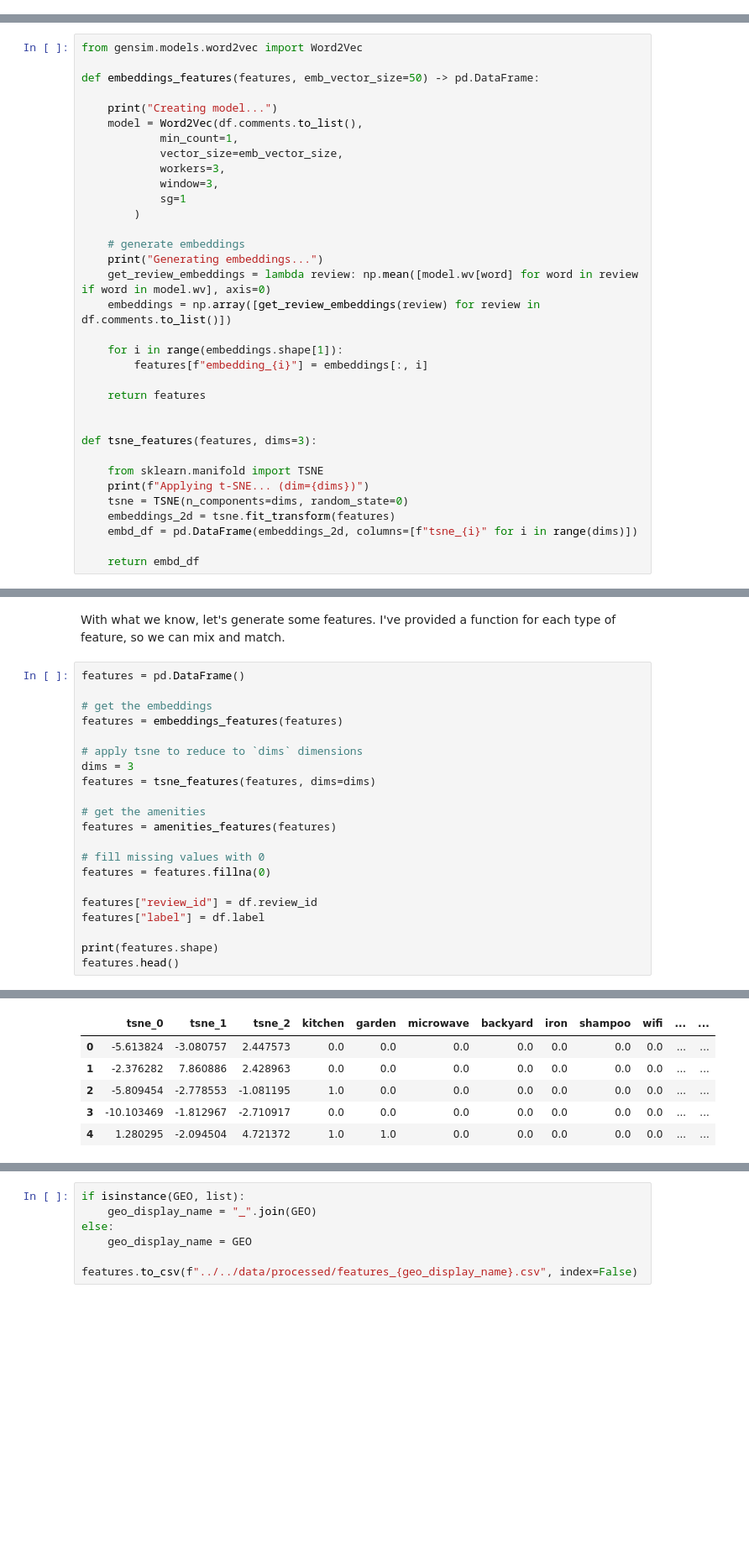
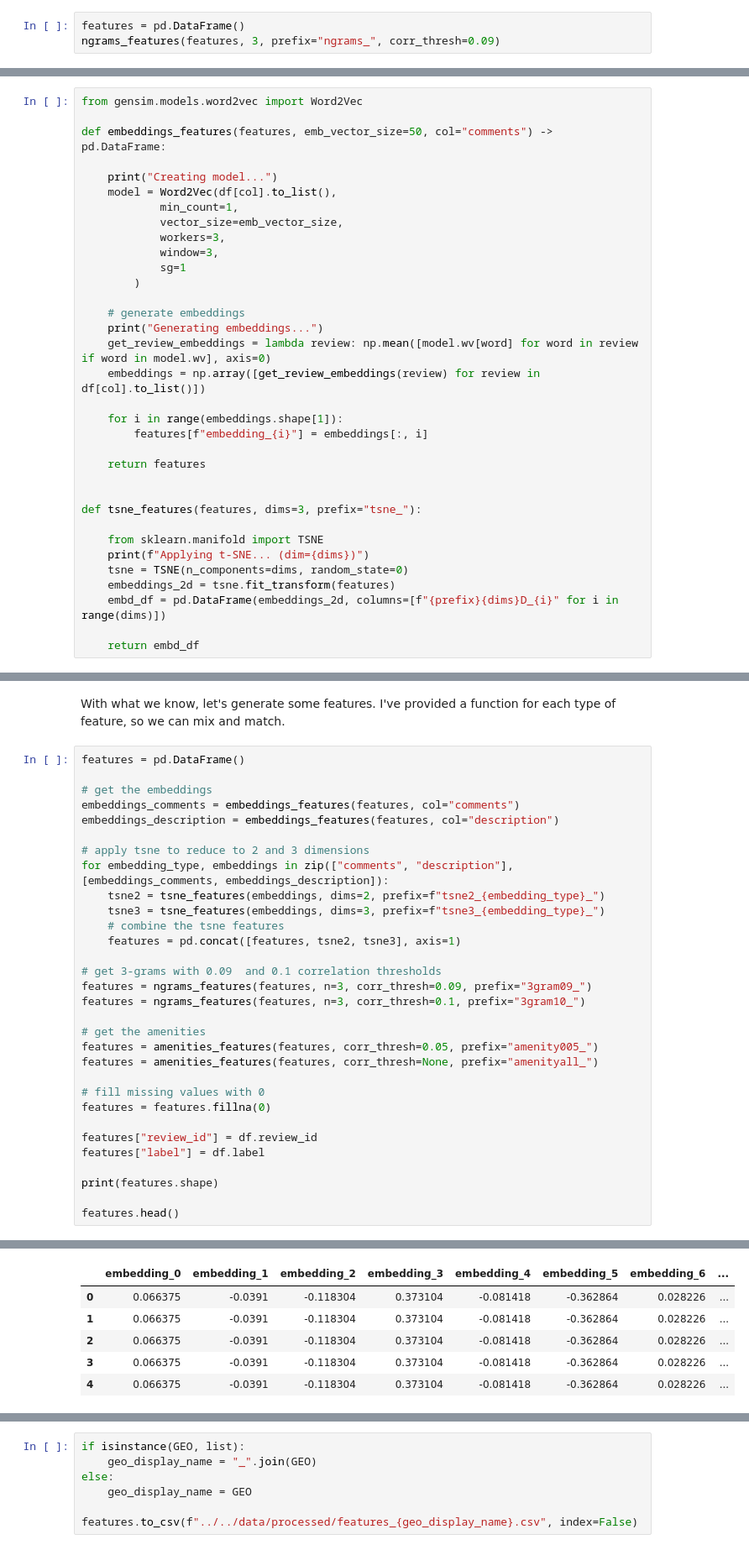
Before and after one commit to g1776/DS440CapstoneIndubitably, a Jupyter notebook: notebooks/modelling/feature_engineering.ipynb, the cells around one changed output, grey strips where cells are left out. Shown: that part at 84% size. Drawn from its saved outputs; the diff is of its cells as text; blank space fills up the shorter version.

Commit message:
modelling done

```diff
--- a/notebooks/modelling/feature_engineering.ipynb
+++ b/notebooks/modelling/feature_engineering.ipynb
@@ -230,2 +265,5 @@ def ngrams_features(features, n):
 
     return features
+# %%
+features = pd.DataFrame()
+ngrams_features(features, 3, prefix="ngrams_", corr_thresh=0.09)
@@ -338,10 +426,10 @@ Another way to look at the data is to use word embeddings. We can use the word2v
 # %%
 from gensim.models.word2vec import Word2Vec
 
-def embeddings_features(features, emb_vector_size=50) -> pd.DataFrame:
+def embeddings_features(features, emb_vector_size=50, col="comments") -> pd.DataFrame:
 
     print("Creating model...")
-    model = Word2Vec(df.comments.to_list(),
+    model = Word2Vec(df[col].to_list(),
             min_count=1,
             vector_size=emb_vector_size,
             workers=3,
@@ -352,7 +440,7 @@ def embeddings_features(features, emb_vector_size=50) -> pd.DataFrame:
     # generate embeddings
     print("Generating embeddings...")
     get_review_embeddings = lambda review: np.mean([model.wv[word] for word in review if word in model.wv], axis=0)
-    embeddings = np.array([get_review_embeddings(review) for review in df.comments.to_list()])
+    embeddings = np.array([get_review_embeddings(review) for review in df[col].to_list()])
 
     for i in range(embeddings.shape[1]):
         features[f"embedding_{i}"] = embeddings[:, i]
@@ -360,13 +448,13 @@ def embeddings_features(features, emb_vector_size=50) -> pd.DataFrame:
     return features
 
 
-def tsne_features(features, dims=3):
+def tsne_features(features, dims=3, prefix="tsne_"):
 
     from sklearn.manifold import TSNE
     print(f"Applying t-SNE... (dim={dims})")
     tsne = TSNE(n_components=dims, random_state=0)
     embeddings_2d = tsne.fit_transform(features)
-    embd_df = pd.DataFrame(embeddings_2d, columns=[f"tsne_{i}" for i in range(dims)])
+    embd_df = pd.DataFrame(embeddings_2d, columns=[f"{prefix}{dims}D_{i}" for i in range(dims)])
 
     return embd_df
 # %% [markdown]
@@ -410,14 +498,23 @@ With what we know, let's generate some features. I've provided a function for ea
 features = pd.DataFrame()
 
 # get the embeddings
-features = embeddings_features(features)
+embeddings_comments = embeddings_features(features, col="comments")
+embeddings_description = embeddings_features(features, col="description")
 
-# apply tsne to reduce to `dims` dimensions
-dims = 3
-features = tsne_features(features, dims=dims)
+# apply tsne to reduce to 2 and 3 dimensions
+for embedding_type, embeddings in zip(["comments", "description"], [embeddings_comments, embeddings_description]):
+    tsne2 = tsne_features(embeddings, dims=2, prefix=f"tsne2_{embedding_type}_")
+    tsne3 = tsne_features(embeddings, dims=3, prefix=f"tsne3_{embedding_type}_")
+    # combine the tsne features
+    features = pd.concat([features, tsne2, tsne3], axis=1)
+
+# get 3-grams with 0.09  and 0.1 correlation thresholds
+features = ngrams_features(features, n=3, corr_thresh=0.09, prefix="3gram09_")
+features = ngrams_features(features, n=3, corr_thresh=0.1, prefix="3gram10_")
 
 # get the amenities
-features = amenities_features(features)
+features = amenities_features(features, corr_thresh=0.05, prefix="amenity005_")
+features = amenities_features(features, corr_thresh=None, prefix="amenityall_")
 
 # fill missing values with 0
 features = features.fillna(0)
@@ -426,6 +523,7 @@ features["review_id"] = df.review_id
 features["label"] = df.label
 
 print(features.shape)
+
 features.head()
 # %% [output]
 Creating model...
@@ -436,6 +546,6 @@ Adding amenities features...
-|  | tsne_0 | tsne_1 | tsne_2 | kitchen | garden | microwave | backyard | iron | shampoo | wifi | ... | ... |
-| 0 | -5.613824 | -3.080757 | 2.447573 | 0.0 | 0.0 | 0.0 | 0.0 | 0.0 | 0.0 | 0.0 | ... | ... |
-| 1 | -2.376282 | 7.860886 | 2.428963 | 0.0 | 0.0 | 0.0 | 0.0 | 0.0 | 0.0 | 0.0 | ... | ... |
-| 2 | -5.809454 | -2.778553 | -1.081195 | 1.0 | 0.0 | 0.0 | 0.0 | 0.0 | 0.0 | 0.0 | ... | ... |
-| 3 | -10.103469 | -1.812967 | -2.710917 | 0.0 | 0.0 | 0.0 | 0.0 | 0.0 | 0.0 | 0.0 | ... | ... |
-| 4 | 1.280295 | -2.094504 | 4.721372 | 1.0 | 1.0 | 0.0 | 0.0 | 0.0 | 0.0 | 0.0 | ... | ... |
+|  | embedding_0 | embedding_1 | embedding_2 | embedding_3 | embedding_4 | embedding_5 | embedding_6 | ... |
+| 0 | 0.066375 | -0.0391 | -0.118304 | 0.373104 | -0.081418 | -0.362864 | 0.028226 | ... |
+| 1 | 0.066375 | -0.0391 | -0.118304 | 0.373104 | -0.081418 | -0.362864 | 0.028226 | ... |
+| 2 | 0.066375 | -0.0391 | -0.118304 | 0.373104 | -0.081418 | -0.362864 | 0.028226 | ... |
+| 3 | 0.066375 | -0.0391 | -0.118304 | 0.373104 | -0.081418 | -0.362864 | 0.028226 | ... |
+| 4 | 0.066375 | -0.0391 | -0.118304 | 0.373104 | -0.081418 | -0.362864 | 0.028226 | ... |
```
Also changed, not shown: parts of 14 cells of this notebook, 2 other files.
